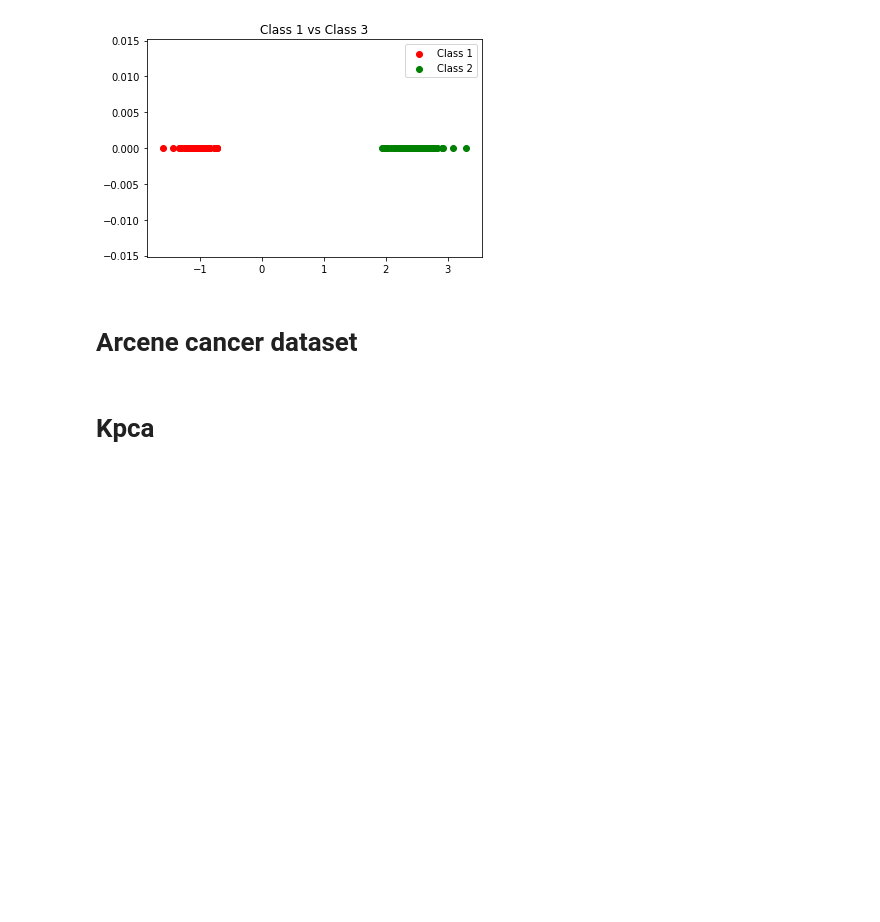
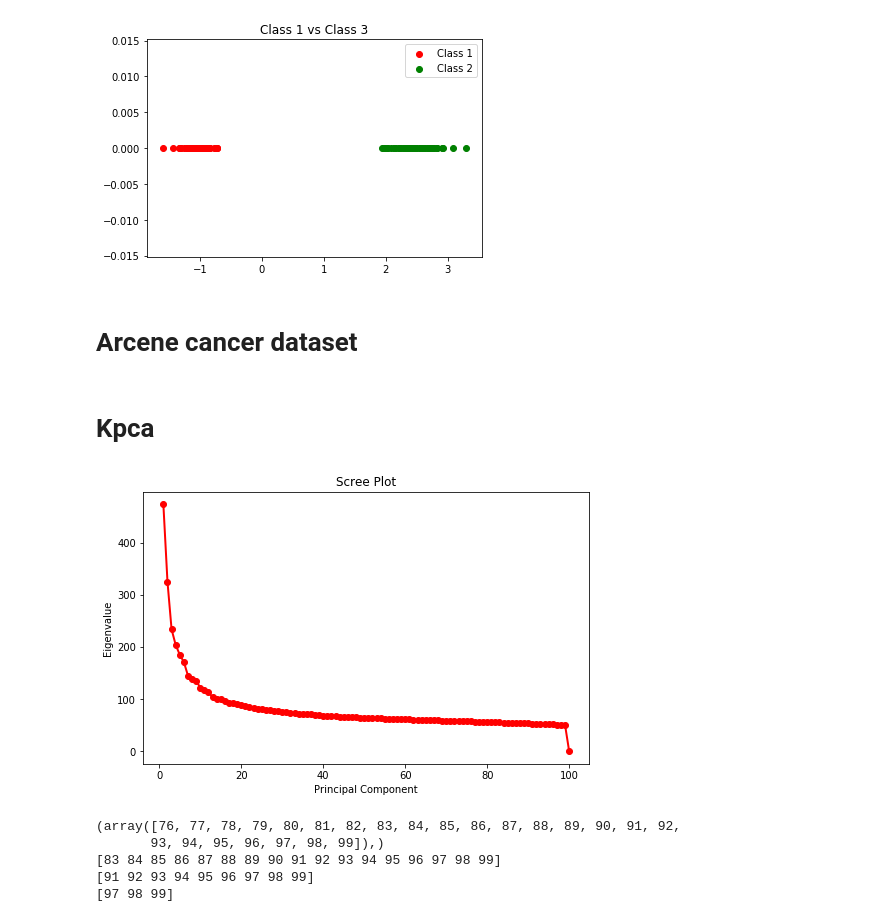
Before and after one commit to saisk8/Pattern-Recognition, a Jupyter notebook: Assignment-2/Assignment-2.ipynb, the cells around one changed output. Drawn from its saved outputs; the diff is of its cells as text; code cells hidden in the pictures; blank space fills up the shorter version.

```diff
--- a/Assignment-2/Assignment-2.ipynb
+++ b/Assignment-2/Assignment-2.ipynb
@@ -206,3 +208,39 @@ plt.axis('tight')
 plt.xticks([]), plt.yticks([])
 plt.title('Projected data')
 plt.show()
+# %%
+def sweet(c):
+    from sklearn.decomposition import PCA
+    # Get data
+    file_handle = open('Data/arcene_train.data')
+    train = np.array([list(map(int, file_handle.readline().strip().split(' '))) for _ in range(100)])
+
+    file_handle = open('Data/arcene_train.labels')
+    y_train = np.array([int(file_handle.readline().strip()) for _ in range(100)])
+
+    # Get the eigens
+    data_std = StandardScaler().fit_transform(train)
+    u,s,v = np.linalg.svd(data_std.T)
+    fig = plt.figure(figsize=(8,5))
+    sing_vals = np.arange(100) + 1
+    plt.plot(sing_vals, s, 'ro-', linewidth=2)
+    plt.title('Scree Plot')
+    plt.xlabel('Principal Component')
+    plt.ylabel('Eigenvalue')
+    return s
+
+eigen_value = sweet(10000)
+# %% [output]
+[figure, added]
+# %%
+variance_ratio = np.cumsum(eigen_value) / eigen_value.sum()
+print(np.where(variance_ratio >= 0.85))
+print(np.where(variance_ratio >= 0.90)[0])
+print(np.where(variance_ratio >= 0.95)[0])
+print(np.where(variance_ratio >= 0.99)[0])
+# %% [output]
+(array([76, 77, 78, 79, 80, 81, 82, 83, 84, 85, 86, 87, 88, 89, 90, 91, 92,
+       93, 94, 95, 96, 97, 98, 99]),)
+[83 84 85 86 87 88 89 90 91 92 93 94 95 96 97 98 99]
+[91 92 93 94 95 96 97 98 99]
+[97 98 99]
```
Also changed, not shown: parts of 2 cells of this notebook, 1 other file.
